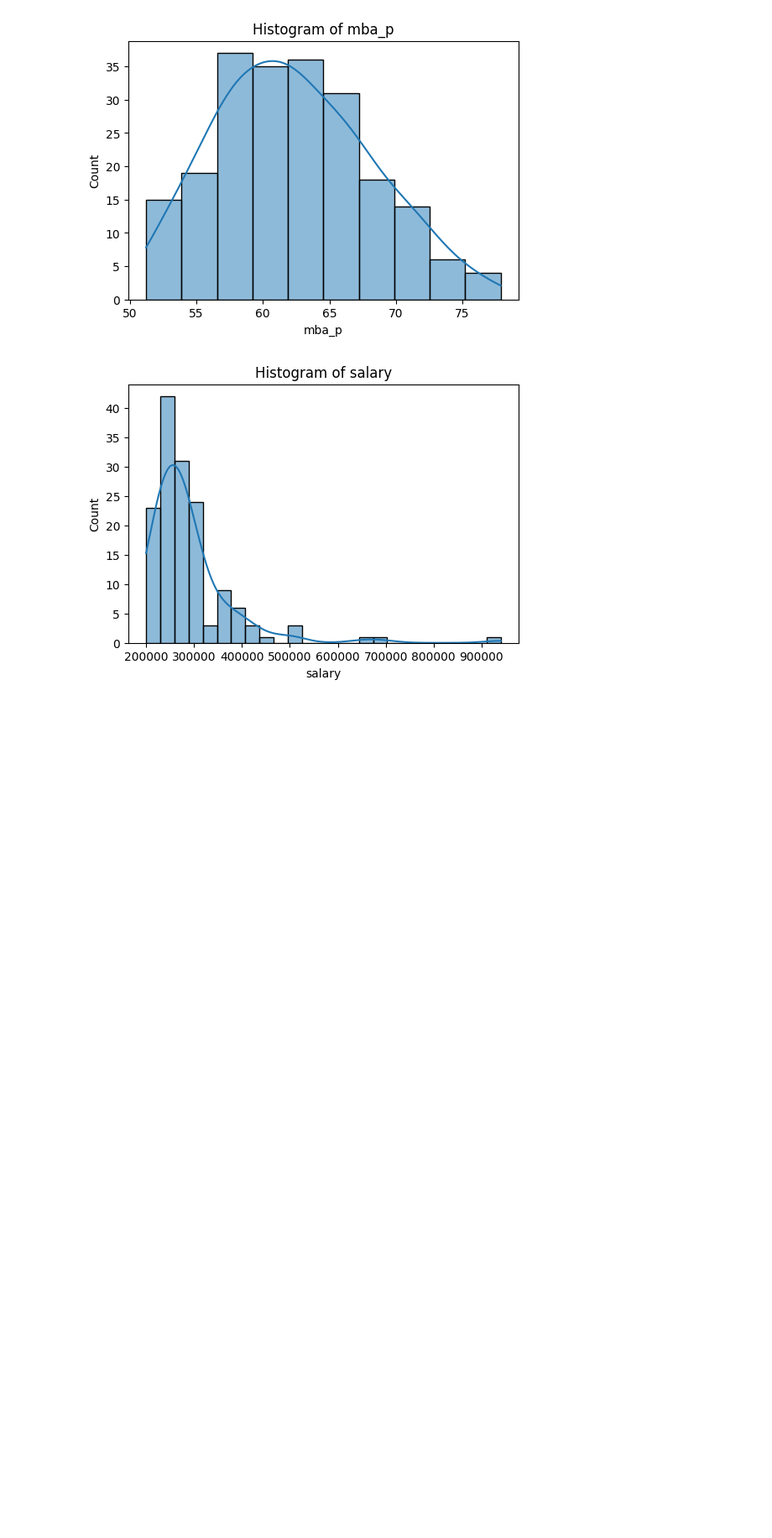
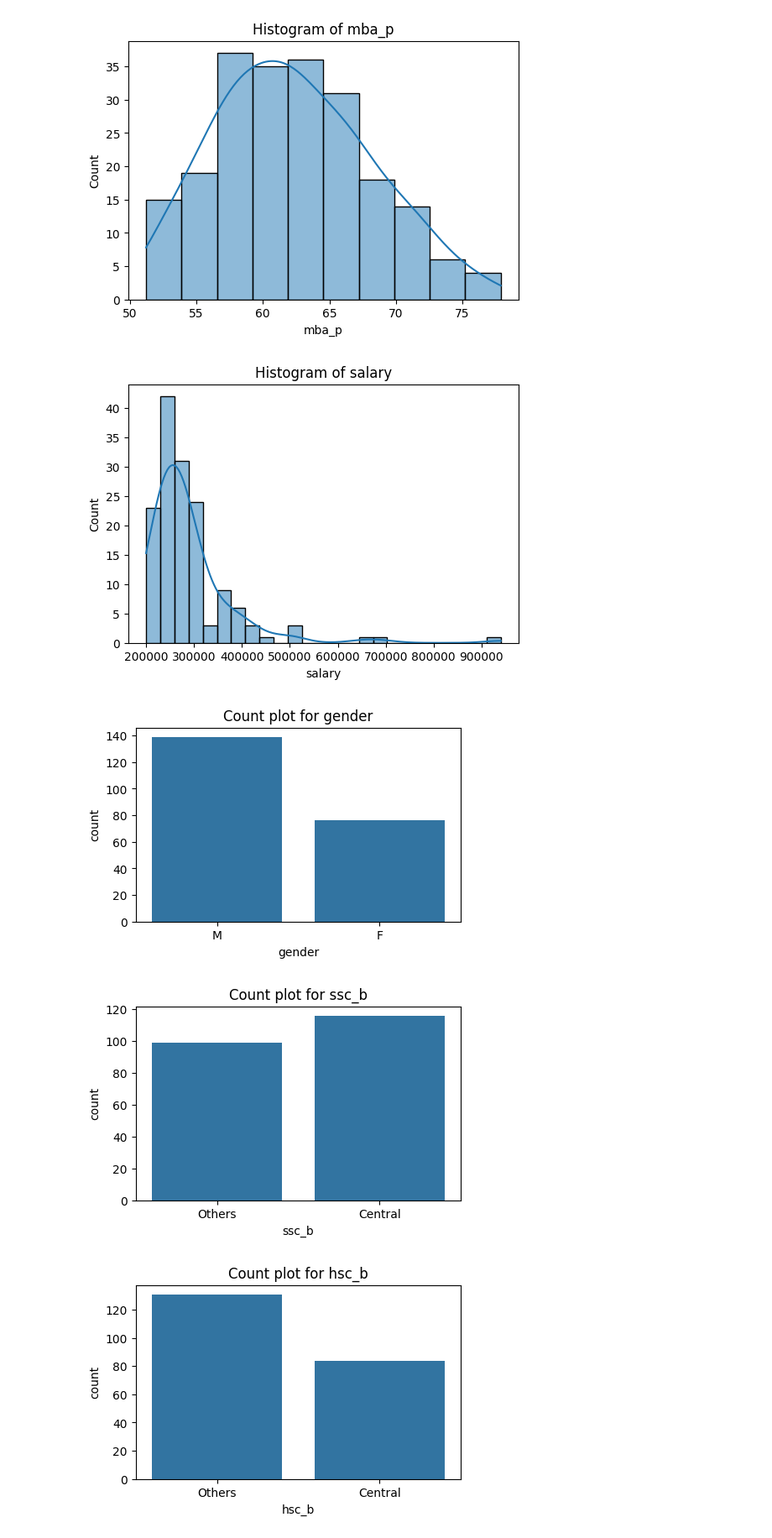
Before and after one commit to sat-06/CareerPath, a Jupyter notebook: notebooks/02_eda.ipynb, the cells around one changed output. Shown at 84% size. Drawn from its saved outputs; the diff is of its cells as text; code cells hidden in the pictures; blank space fills up the shorter version.

Commit message:
Univaritate numeric

```diff
--- a/notebooks/02_eda.ipynb
+++ b/notebooks/02_eda.ipynb
@@ -55,3 +55,14 @@ for col in hist_list:
 [figure]
 [figure]
 [figure]
+# %%
+numeric_list=['gender',  'ssc_b', 'hsc_b', 'hsc_s','specialisation','degree_t', 'workex']
+for i in numeric_list:
+    plt.figure(figsize=(5,3))
+    sns.countplot(data=df,x=i)
+    plt.title(f"Count plot for {i}")
+plt.show()
+# %% [output]
+[figure, added]
+[figure, added]
+[figure, added]
```
Also changed, not shown: parts of 1 cell of this notebook.
